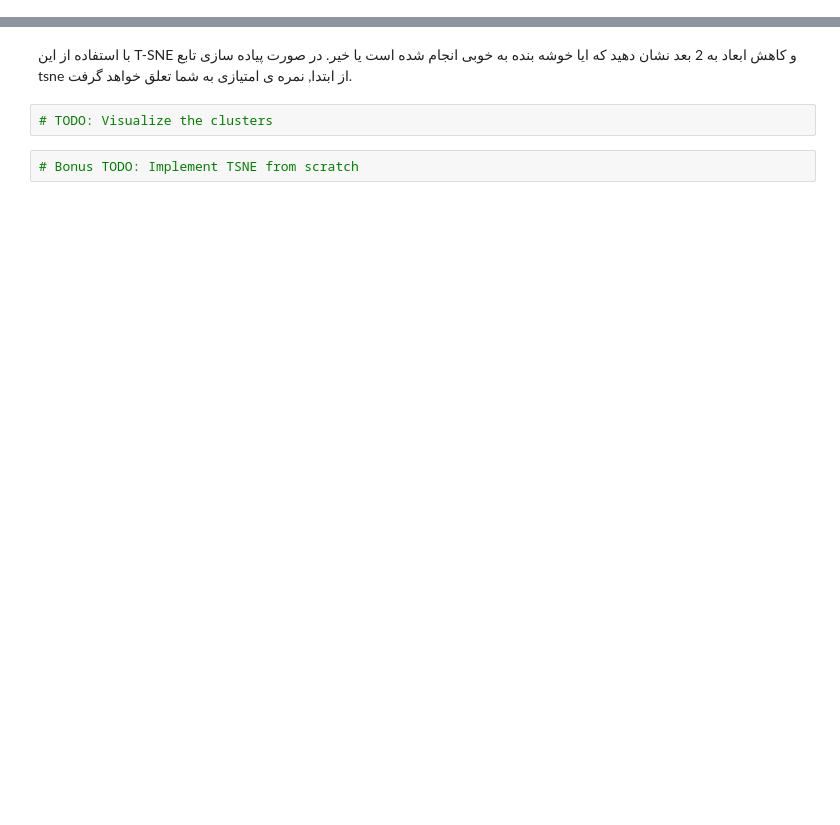
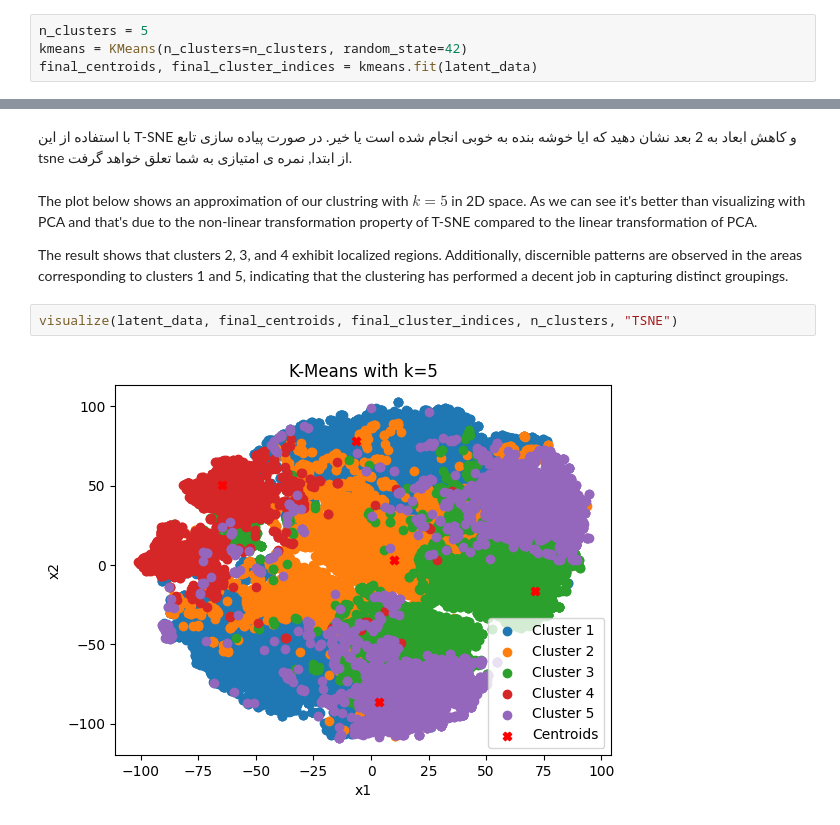
Before and after one commit to sehbeygi79/K-Means, a Jupyter notebook: k-means.ipynb, the cells around one changed output, grey strips where cells are left out. Drawn from its saved outputs; the diff is of its cells as text; blank space fills up the shorter version.

```diff
--- a/k-means.ipynb
+++ b/k-means.ipynb
@@ -331,3 +360,7 @@ Our way of selection is to plot the silhouette score and WSS for various cluster
+# %%
+n_clusters = 5
+kmeans = KMeans(n_clusters=n_clusters, random_state=42)
+final_centroids, final_cluster_indices = kmeans.fit(latent_data)
 # %% [markdown]
 <div dir="rtl">
 <h2>
@@ -352,7 +411,11 @@ Our way of selection is to plot the silhouette score and WSS for various cluster
 </br>
 در صورت پیاده سازی تابع tsne  از ابتدا, نمره ی امتیازی به شما تعلق خواهد گرفت.
 </div>
-# %%
-# TODO: Visualize the clusters
-# %%
-# Bonus TODO: Implement TSNE from scratch
+# %% [markdown]
+The plot below shows an approximation of our clustring with $k=5$ in 2D space. As we can see it's better than visualizing with PCA and that's due to the non-linear transformation property of T-SNE compared to the linear transformation of PCA.
+
+The result shows that clusters 2, 3, and 4 exhibit localized regions. Additionally, discernible patterns are observed in the areas corresponding to clusters 1 and 5, indicating that the clustering has performed a decent job in capturing distinct groupings.
+# %%
+visualize(latent_data, final_centroids, final_cluster_indices, n_clusters, "TSNE")
+# %% [output]
+[figure, added]
```
Also changed, not shown: parts of 12 cells of this notebook.
